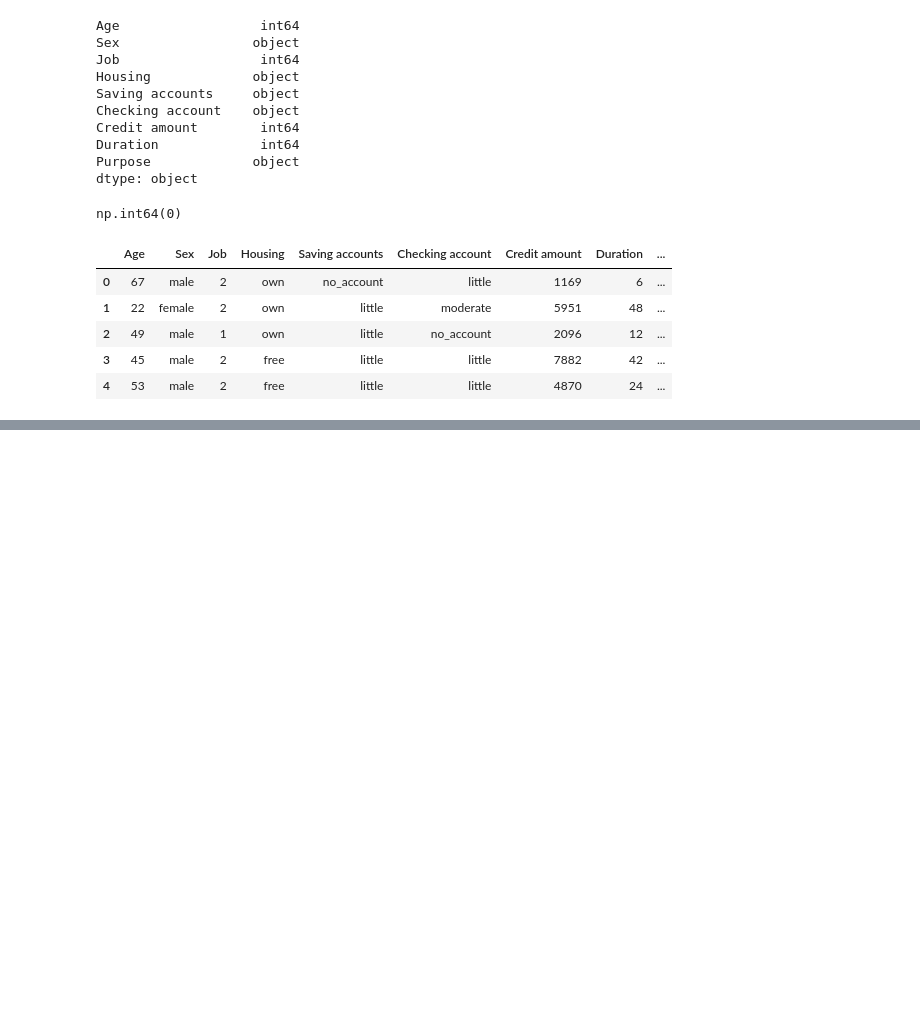
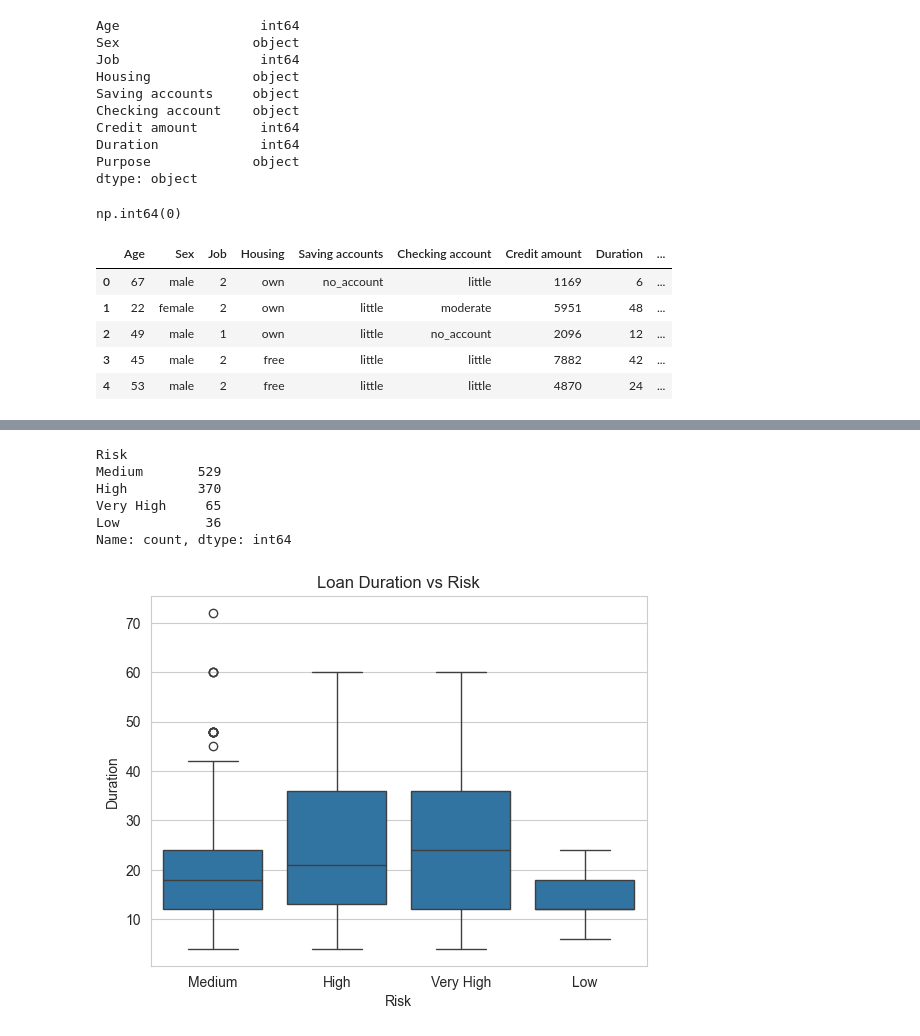
Before and after one commit to ALPHAclose/credit-risk-scoring, a Jupyter notebook: notebooks/01_eda.ipynb, the cells around one changed output, grey strips where cells are left out. Cells and saved outputs as stored; diff of their text form; code cells hidden in the pictures; blank space fills up the shorter version.

Commit message:
EDA: added visualizations and business insights (duration, housing, savings)

```diff
--- a/notebooks/01_eda.ipynb
+++ b/notebooks/01_eda.ipynb
@@ -106,0 +193,15 @@ df.to_csv("../data/processed/cleaned_data.csv", index=False)
+# %%
+df['Risk'].value_counts()
+# %% [output]
+Risk
+Medium       529
+High         370
+Very High     65
+Low           36
+Name: count, dtype: int64
+# %%
+sns.boxplot(x='Risk', y='Duration', data=df)
+plt.title("Loan Duration vs Risk")
+plt.show()
+# %% [output]
+[figure, added]
```
Also changed, not shown: parts of 9 cells of this notebook.
